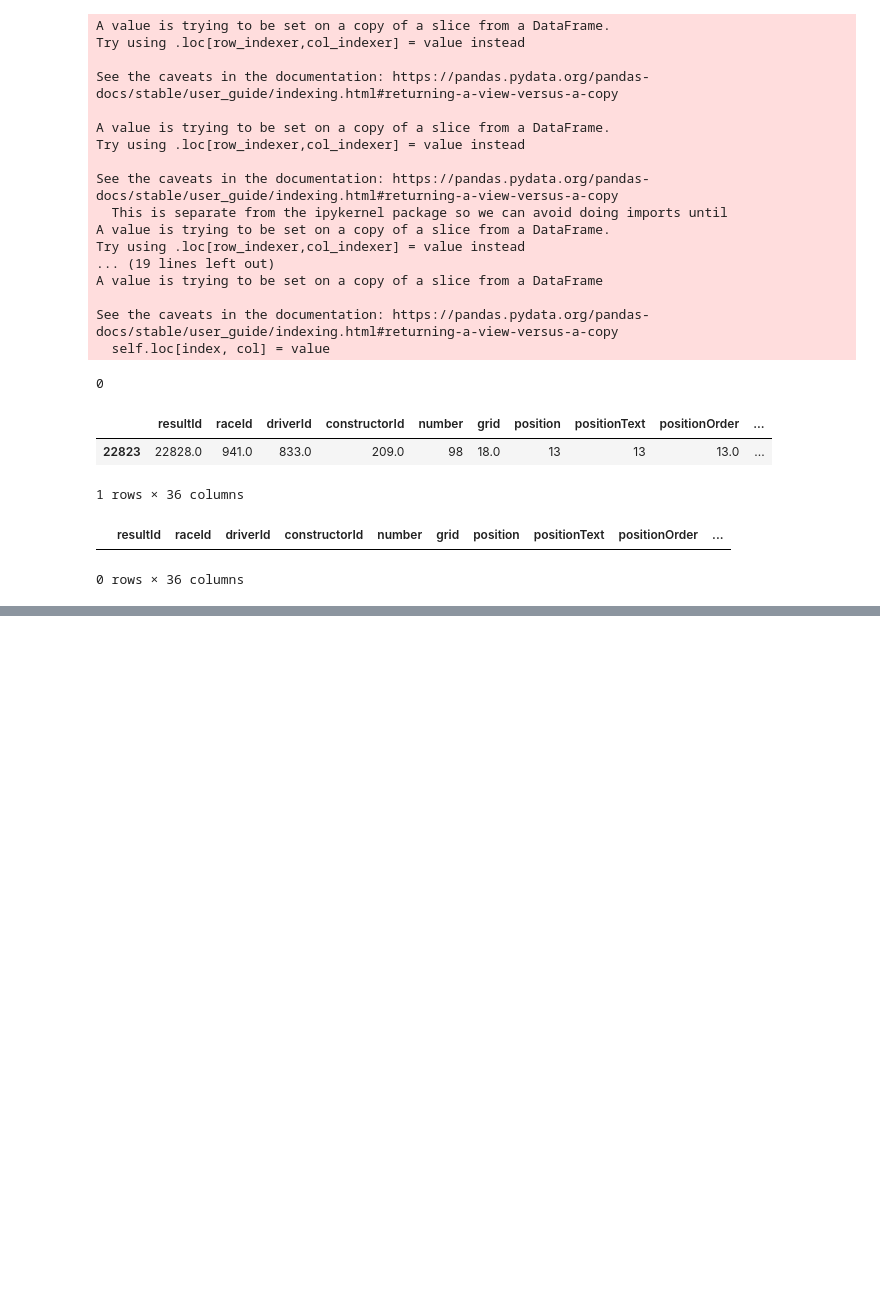
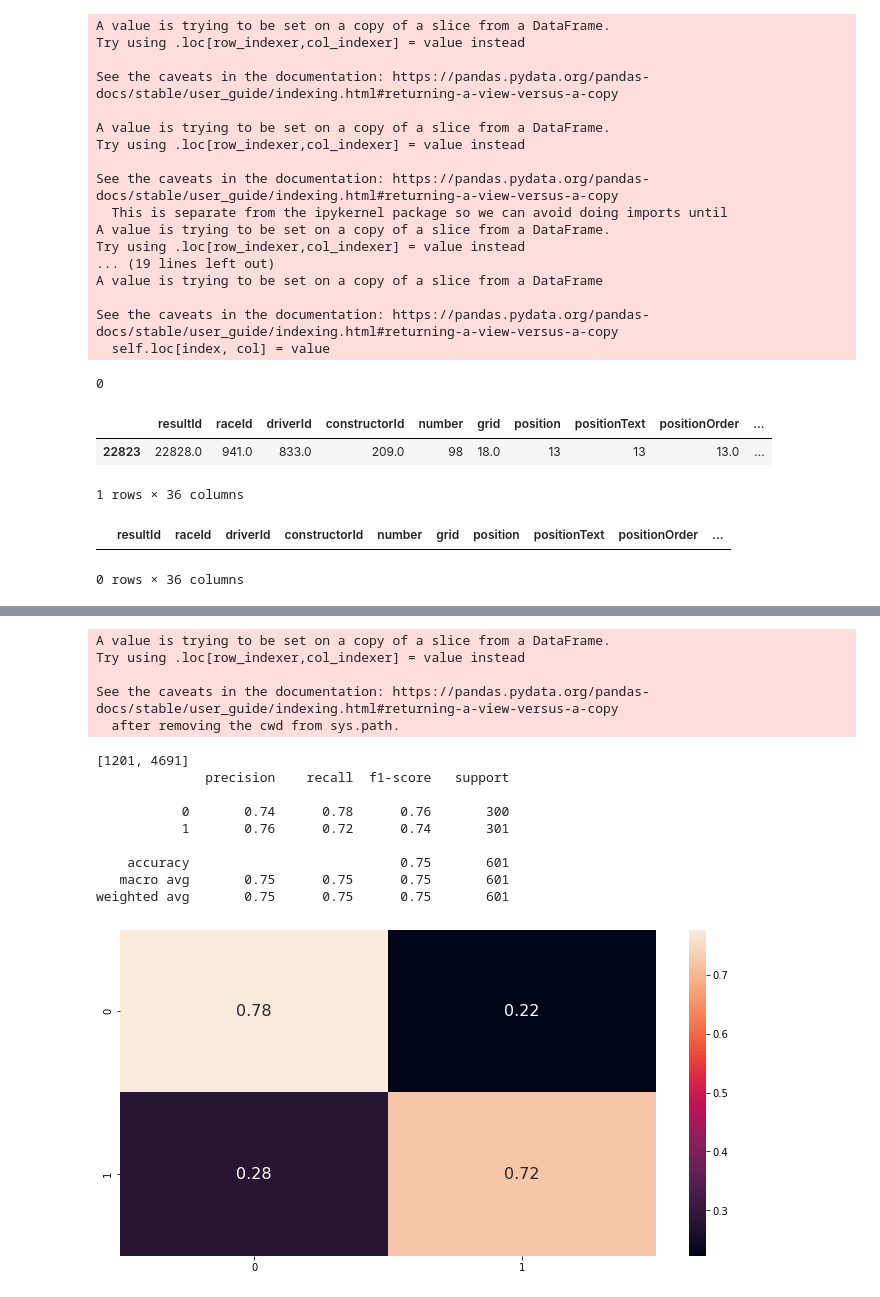
Before and after one commit to edie-zhou/data_lab_f1, a Jupyter notebook: F1.ipynb, the cells around one changed output, grey strips where cells are left out. Drawn from its saved outputs; the diff is of its cells as text; code cells hidden in the pictures; blank space fills up the shorter version.

```diff
--- a/F1.ipynb
+++ b/F1.ipynb
@@ -568,0 +741,65 @@ data.to_csv('feature_data.csv', index=False)
+# %%
+# Podium classifier using tree-based XGBClassifier
+
+cols = ['resultId', 'positionOrder', 'statusId', 'fastest_time_delta',\
+        'fastest_speed_delta', 'avg_time_delta', 'avg_speed_delta', 'gained_pos',\
+        'win', 'current_id', 'winner_fastest_lap_delta', 'winner_fastest_speed_delta',\
+        'actual_result', 'constructorId']
+cols_full = ['resultId', 'positionOrder', 'statusId', 'fastest_time_delta',\
+        'fastest_speed_delta', 'avg_time_delta', 'avg_speed_delta', 'gained_pos',\
+        'win', 'current_id', 'winner_fastest_lap_delta', 'winner_fastest_speed_delta',\
+        'actual_result', 'constructorId', 'winner_delta', 'previous_finishes',
+        'previous_wins', 'previous_finishes_c', 'previous_wins_c']
+
+data = df_prev[cols]
+data_full = df_prev[cols_full]
+# display(data)
+data.to_csv('feature_data.csv', index=False)
+data_full.to_csv('feature_full.csv', index=False)
+
+classes = [0,1]
+class_lambda = lambda x: 0 if x < 4 else 1
+df_downsampled = downsample(data, classes, class_lambda)
+
+# create x, y dfs
+target = df_downsampled['actual_result']
+
+drop_col = ['resultId', 'current_id', 'actual_result', 'statusId', 'constructorId']
+features = df_downsampled.drop(drop_col, axis=1)
+
+# Create train/test splits
+x_train, x_test, y_train, y_test = train_test_split(features, target,
+        test_size=0.25, random_state=42)
+
+# Train xgbclassifier
+model_type = 'gbtree'
+model_xgb = xgb.XGBClassifier(booster=model_type)
+model_xgb.fit(x_train, y_train)
+y_pred = model_xgb.predict(x_test)
+
+# Create confusion matrix heatmap
+matrix = confusion_matrix(y_test, y_pred)
+matrix = matrix / matrix.astype(np.float).sum(axis=1)
+ax = sns.heatmap(matrix, annot=True, annot_kws={"size": 16})
+
+# Report scores
+# print('Accuracy: ', accuracy_score(y_test, y_pred))
+report_str = classification_report(y_test, y_pred)
+print(report_str)
+plt.show()
+# %% [output]
+A value is trying to be set on a copy of a slice from a DataFrame.
+Try using .loc[row_indexer,col_indexer] = value instead
+
+See the caveats in the documentation: https://pandas.pydata.org/pandas-docs/stable/user_guide/indexing.html#returning-a-view-versus-a-copy
+  after removing the cwd from sys.path.
+[1201, 4691]
+              precision    recall  f1-score   support
+
+           0       0.74      0.78      0.76       300
+           1       0.76      0.72      0.74       301
+
+    accuracy                           0.75       601
+   macro avg       0.75      0.75      0.75       601
+weighted avg       0.75      0.75      0.75       601
+[figure, added]
```
Also changed, not shown: parts of 19 cells of this notebook.
